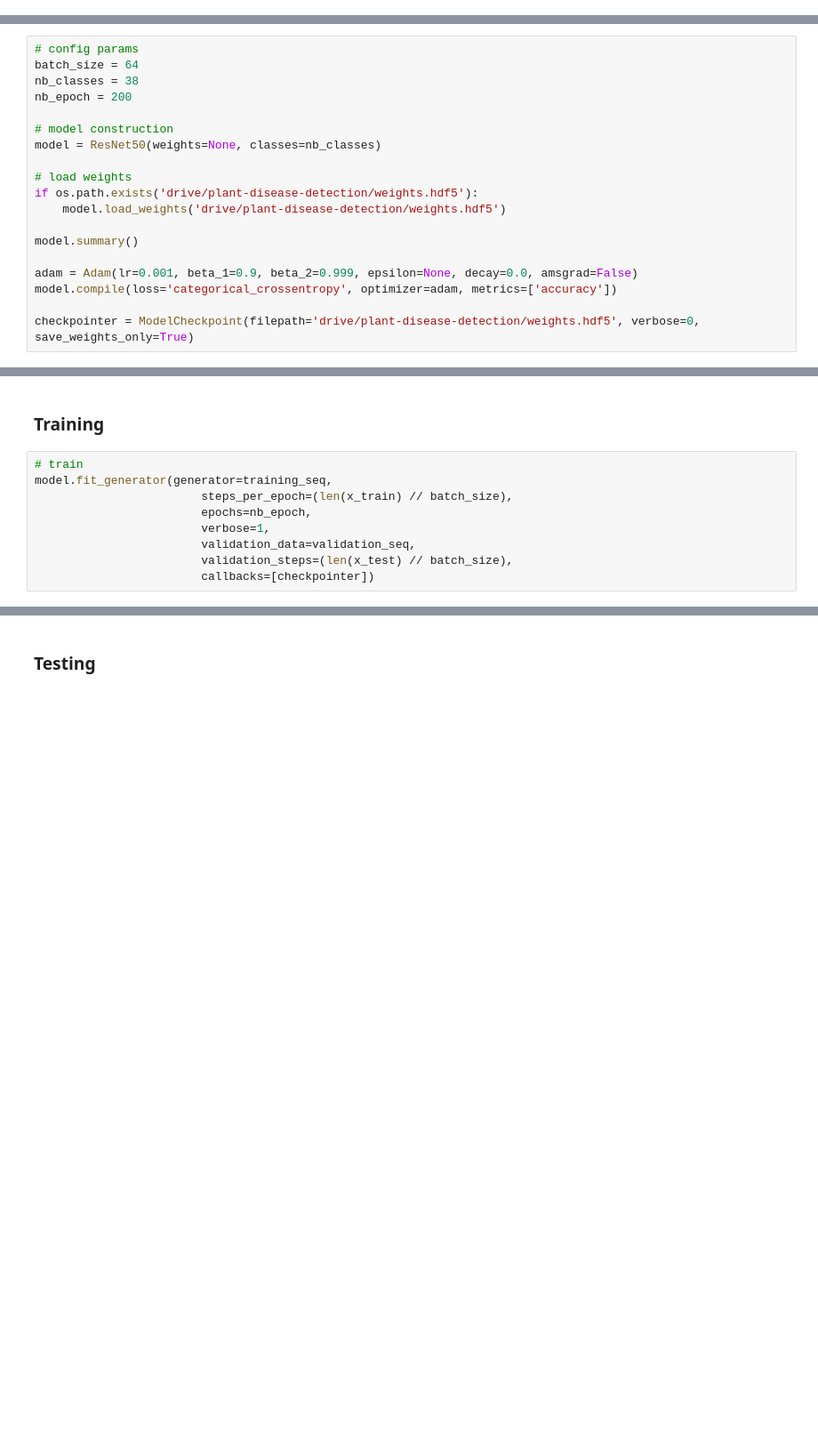
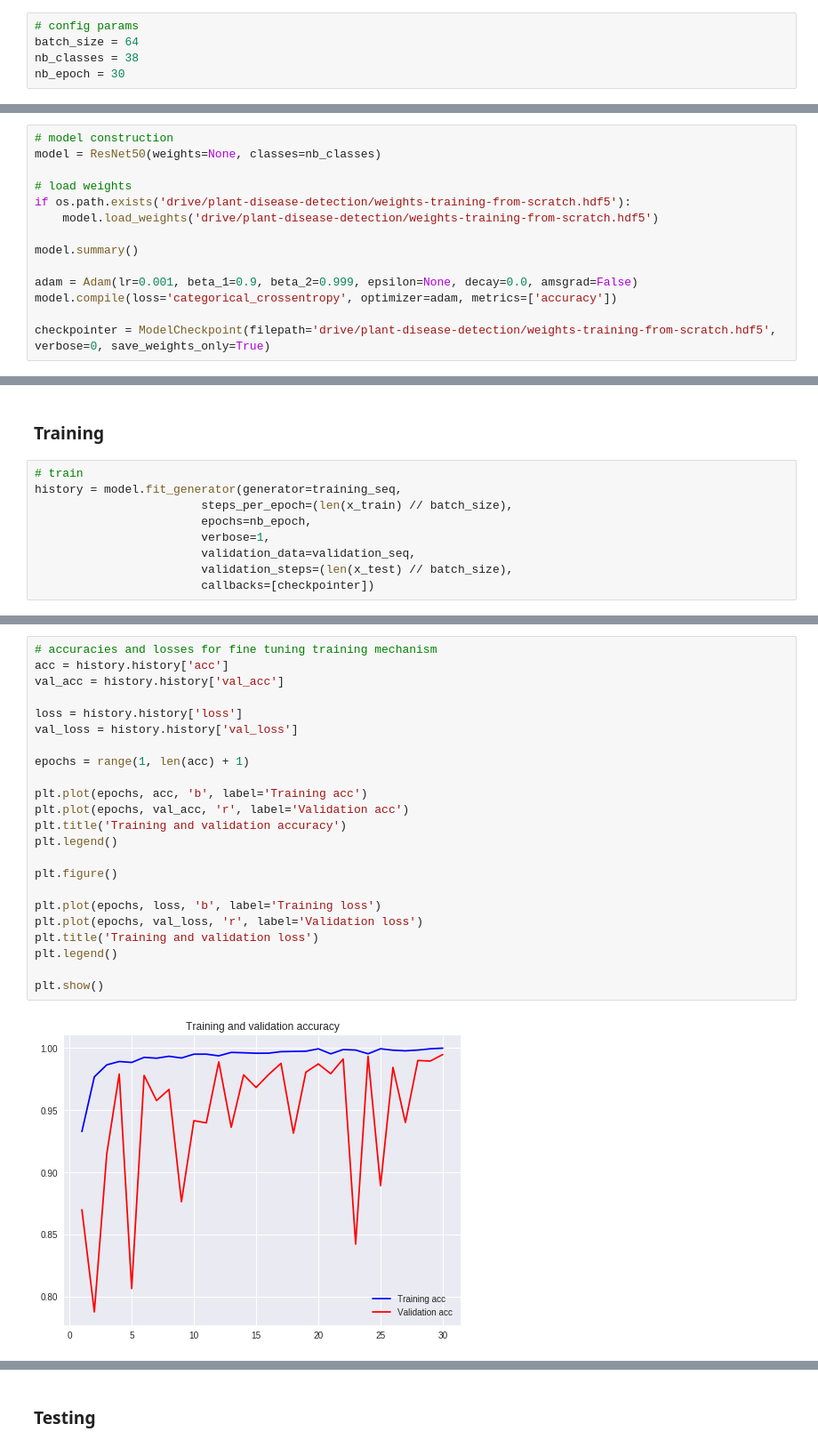
Before and after one commit to lzoran/plant-disease-detection, a Jupyter notebook: plant-disease-detection.ipynb, the cells around one changed output, grey strips where cells are left out. Shown at 89% size. Cells and saved outputs as stored; diff of their text form; blank space fills up the shorter version.

Commit message:
added example of fine tuning model

```diff
--- a/plant-disease-detection.ipynb
+++ b/plant-disease-detection.ipynb
@@ -340,0 +346,5 @@ class DataSequence(Sequence):
+# %%
+# config params
+batch_size = 64
+nb_classes = 38
+nb_epoch = 30
@@ -343,19 +431,14 @@ class DataSequence(Sequence):
 # %%
-# config params
-batch_size = 64
-nb_classes = 38
-nb_epoch = 200
-
 # model construction
 model = ResNet50(weights=None, classes=nb_classes)
 
 # load weights
-if os.path.exists('drive/plant-disease-detection/weights.hdf5'):
-    model.load_weights('drive/plant-disease-detection/weights.hdf5')
+if os.path.exists('drive/plant-disease-detection/weights-training-from-scratch.hdf5'):
+    model.load_weights('drive/plant-disease-detection/weights-training-from-scratch.hdf5')
 
 model.summary()
 
 adam = Adam(lr=0.001, beta_1=0.9, beta_2=0.999, epsilon=None, decay=0.0, amsgrad=False)
 model.compile(loss='categorical_crossentropy', optimizer=adam, metrics=['accuracy'])
 
-checkpointer = ModelCheckpoint(filepath='drive/plant-disease-detection/weights.hdf5', verbose=0, save_weights_only=True)
+checkpointer = ModelCheckpoint(filepath='drive/plant-disease-detection/weights-training-from-scratch.hdf5', verbose=0, save_weights_only=True)
@@ -417,7 +446,7 @@ Data successfully loaded
 ### Training
 # %%
 # train
-model.fit_generator(generator=training_seq,
+history = model.fit_generator(generator=training_seq,
                         steps_per_epoch=(len(x_train) // batch_size),
                         epochs=nb_epoch,
                         verbose=1,
@@ -426,0 +474,25 @@ model.fit_generator(generator=training_seq,
+# %%
+# accuracies and losses for fine tuning training mechanism
+acc = history.history['acc']
+val_acc = history.history['val_acc']
+
+loss = history.history['loss']
+val_loss = history.history['val_loss']
+
+epochs = range(1, len(acc) + 1)
+
+plt.plot(epochs, acc, 'b', label='Training acc')
+plt.plot(epochs, val_acc, 'r', label='Validation acc')
+plt.title('Training and validation accuracy')
+plt.legend()
+
+plt.figure()
+
+plt.plot(epochs, loss, 'b', label='Training loss')
+plt.plot(epochs, val_loss, 'r', label='Validation loss')
+plt.title('Training and validation loss')
+plt.legend()
+
+plt.show()
+# %% [output]
+[figure, added]
```
Also changed, not shown: parts of 20 cells of this notebook, 3 other files.
